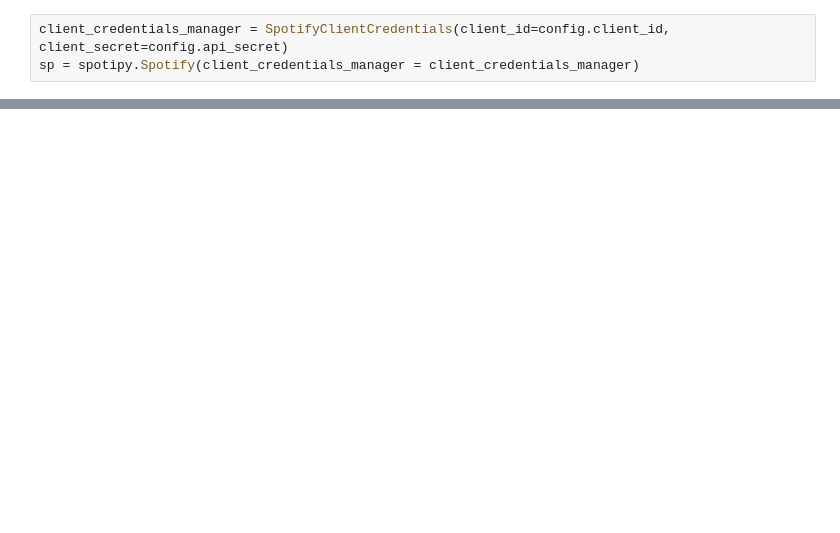
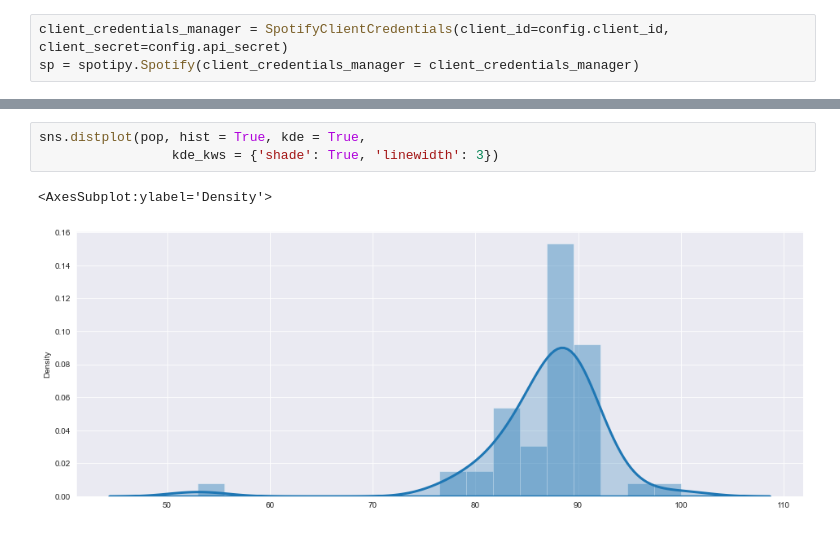
Before and after one commit to davidrodord56/SpotiAPP, a Jupyter notebook: Lab-Code.ipynb, the cells around one changed output, grey strips where cells are left out. Cells and saved outputs as stored; diff of their text form; blank space fills up the shorter version.

```diff
--- a/Lab-Code.ipynb
+++ b/Lab-Code.ipynb
@@ -57,0 +81,6 @@ print(sp.audio_features(track_uris[1]))
+# %%
+sns.distplot(pop, hist = True, kde = True,
+                 kde_kws = {'shade': True, 'linewidth': 3})
+# %% [output]
+<AxesSubplot:ylabel='Density'>
+[figure, added]
```
Also changed, not shown: parts of 11 cells of this notebook.
